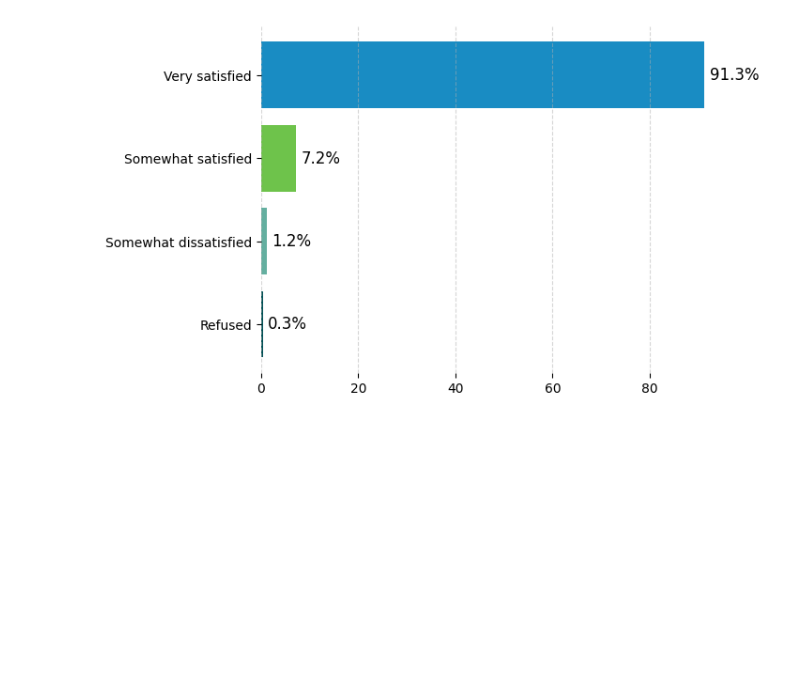
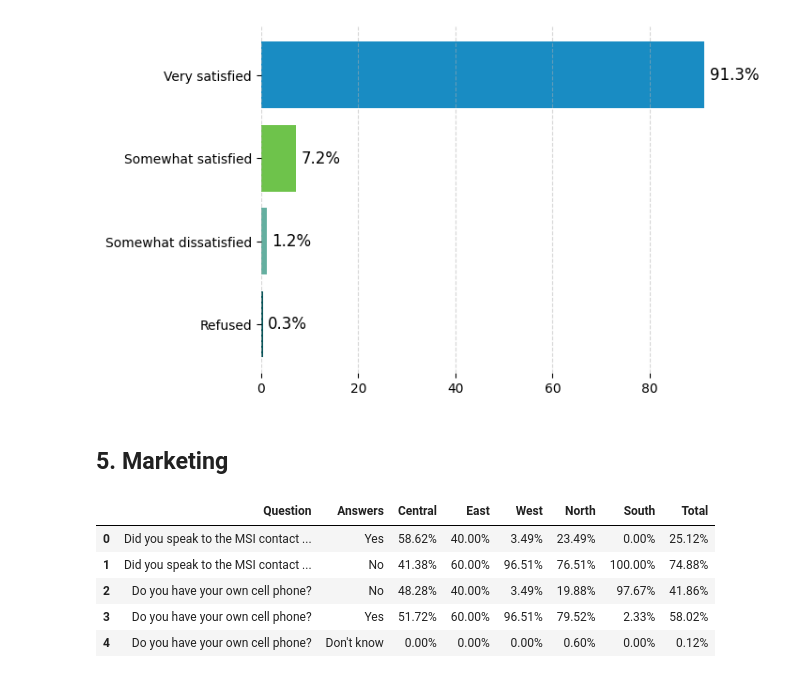
Before and after one commit to Mirwais-Farahi/MSIHealthServiceAnalytics, a Jupyter notebook: notebooks/03_Descriptive_Analysis.ipynb, the cells around one changed output. Saved outputs shown, nothing was run; the diff lists cells and outputs as text; code cells hidden in the pictures; blank space fills up the shorter version.

```diff
--- a/notebooks/03_Descriptive_Analysis.ipynb
+++ b/notebooks/03_Descriptive_Analysis.ipynb
@@ -1540,3 +1540,32 @@ table
 plot_satisfaction_chart(original_data, 'GEN_SAT', 'Overall, how satisfied are you with your experience with us today?')
 # %% [output]
 [figure]
+# %% [markdown]
+## 5. Marketing
+# %%
+marketing_variables = {
+ 'CCUSE_BEF': 'Did you speak to the MSI contact centre through phone or messaging at any point ',
+ 'CELLOWN': 'Do you have your own cell phone?',
+}
+# %%
+variable_list = list(marketing_variables.keys())
+regions = ['Central', 'East', 'West', 'North', 'South']
+
+# Generate the summary table
+marketing_table = summary_percentage_table(
+    original_data,
+    variable_list,
+    marketing_variables,
+    regions_column='REGION',
+    regions=regions
+)
+
+# Display the result
+marketing_table
+# %% [output]
+|  | Question | Answers | Central | East | West | North | South | Total |
+| 0 | Did you speak to the MSI contact ... | Yes | 58.62% | 40.00% | 3.49% | 23.49% | 0.00% | 25.12% |
+| 1 | Did you speak to the MSI contact ... | No | 41.38% | 60.00% | 96.51% | 76.51% | 100.00% | 74.88% |
+| 2 | Do you have your own cell phone? | No | 48.28% | 40.00% | 3.49% | 19.88% | 97.67% | 41.86% |
+| 3 | Do you have your own cell phone? | Yes | 51.72% | 60.00% | 96.51% | 79.52% | 2.33% | 58.02% |
+| 4 | Do you have your own cell phone? | Don't know | 0.00% | 0.00% | 0.00% | 0.60% | 0.00% | 0.12% |
```
Also changed, not shown: parts of 3 cells of this notebook.
